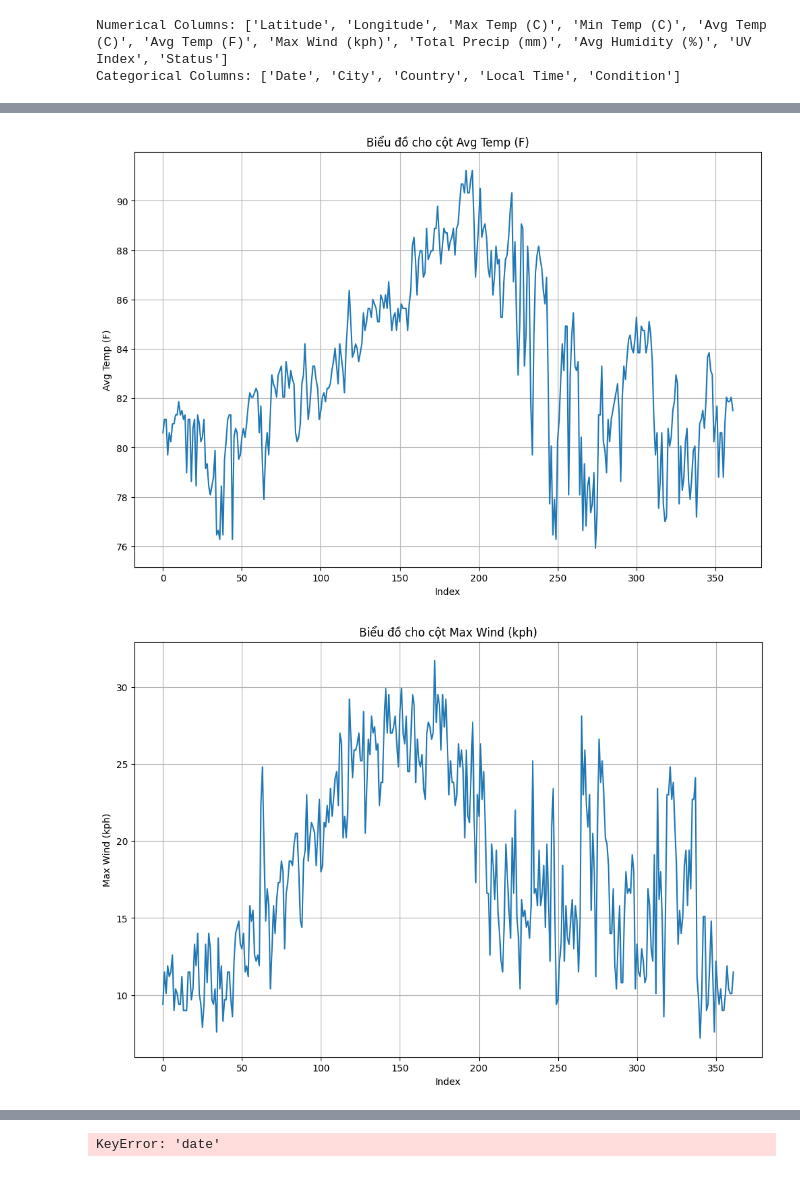
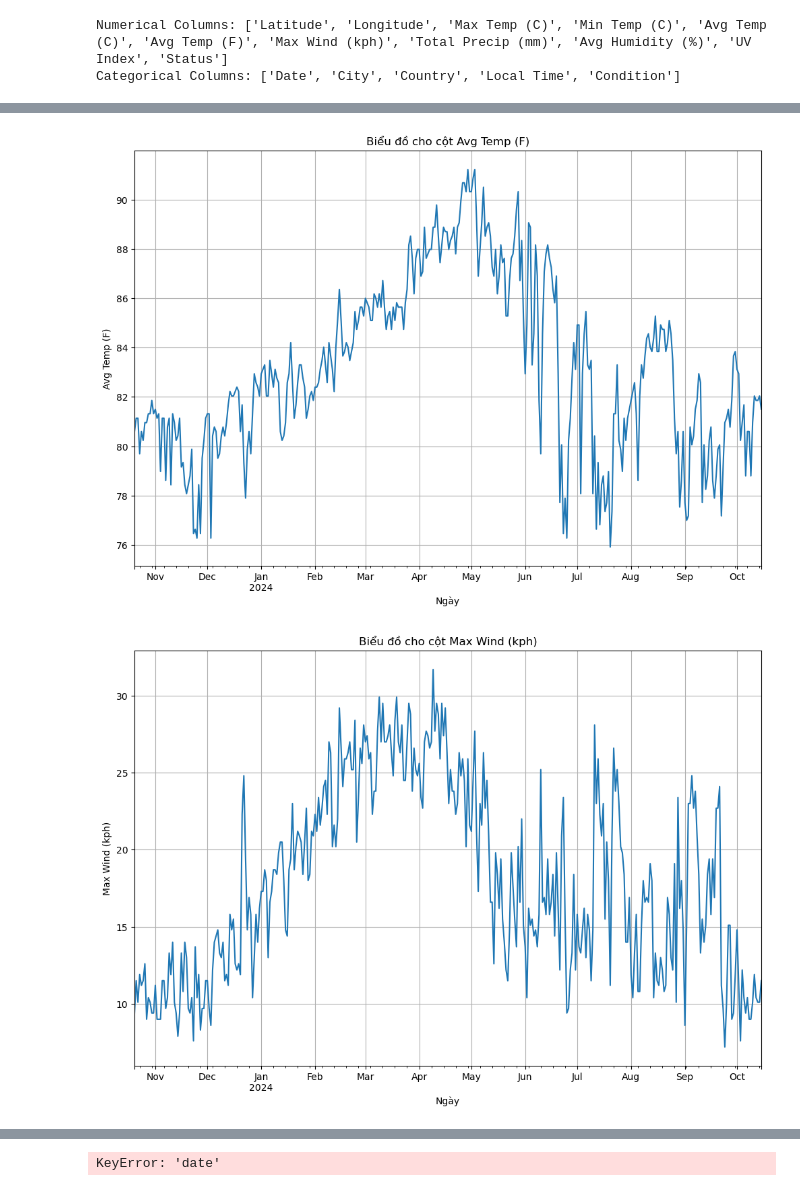
Before and after one commit to ASAPPhat/ML_WeatherForecast, a Jupyter notebook: project.ipynb, the cells around one changed output, grey strips where cells are left out. Drawn from its saved outputs; the diff is of its cells as text; code cells hidden in the pictures.

Commit message:
Add date in xlabel

```diff
--- a/project.ipynb
+++ b/project.ipynb
@@ -260,6 +258,9 @@ import matplotlib.pyplot as plt
 # Giả sử bạn đã có DataFrame df
 df = pd.read_csv('weather_data.csv')
 
+if 'Date' in df.columns:
+    df['Date'] = pd.to_datetime(df['Date'])  # Chuyển đổi cột Date thành kiểu datetime
+    df.set_index('Date', inplace=True)
 # Danh sách các cột để vẽ biểu đồ
 columns_to_plot = ['Max Temp (C)', 'Min Temp (C)', 'Avg Temp (C)', 'Avg Temp (F)', 'Max Wind (kph)', 'Total Precip (mm)', 'Avg Humidity (%)']
 
@@ -268,7 +269,7 @@ for column in columns_to_plot:
     plt.figure(figsize=(12, 8))  # Chỉnh kích thước biểu đồ
     df[column].plot(kind='line')
     plt.title(f'Biểu đồ cho cột {column}')
-    plt.xlabel('Index')
+    plt.xlabel('Ngày' if 'Date' in df.index.name else 'Index')
     plt.ylabel(column)
     plt.grid(True)
     plt.show()
@@ -279,2 +280,2 @@ for column in columns_to_plot:
-[figure, old version]
+[figure, new version]
-[figure, old version]
+[figure, new version]
```
Also changed, not shown: parts of 8 cells of this notebook.
